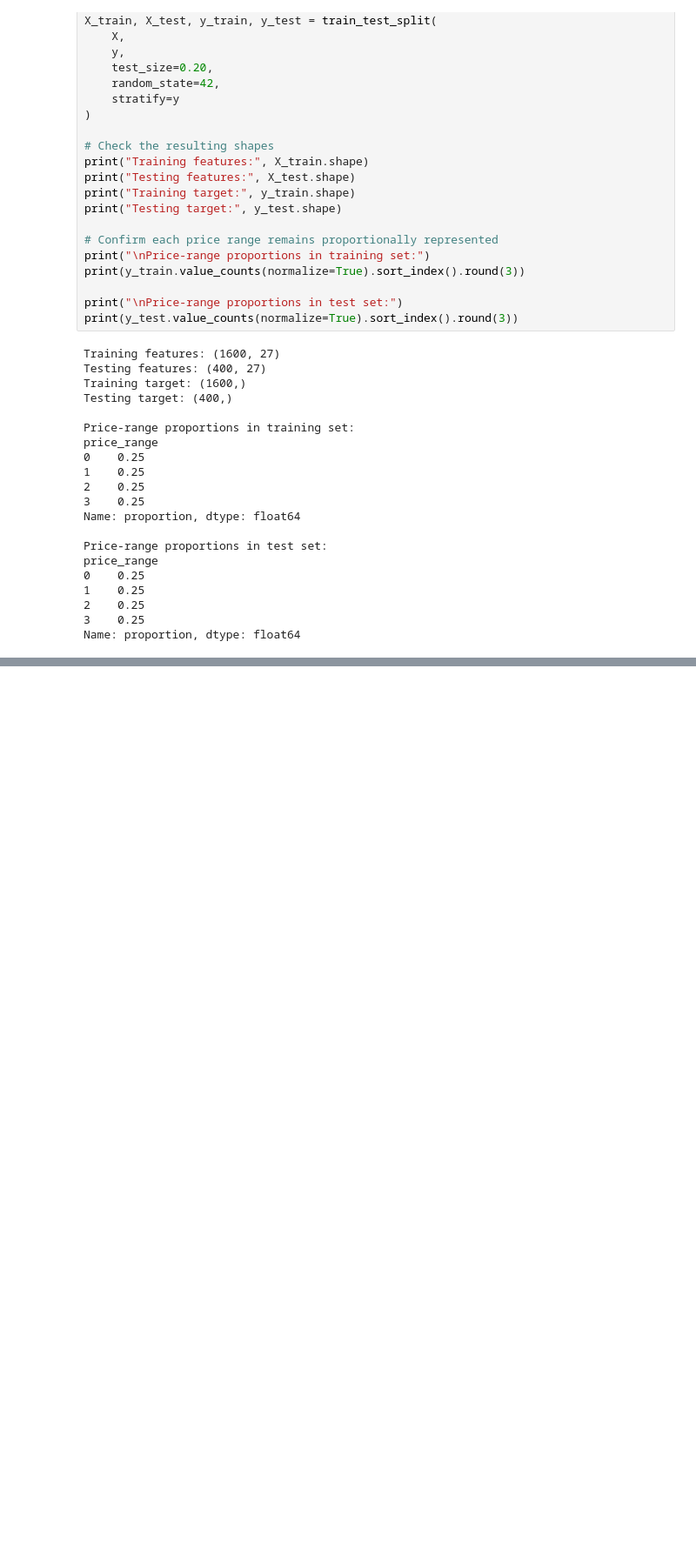
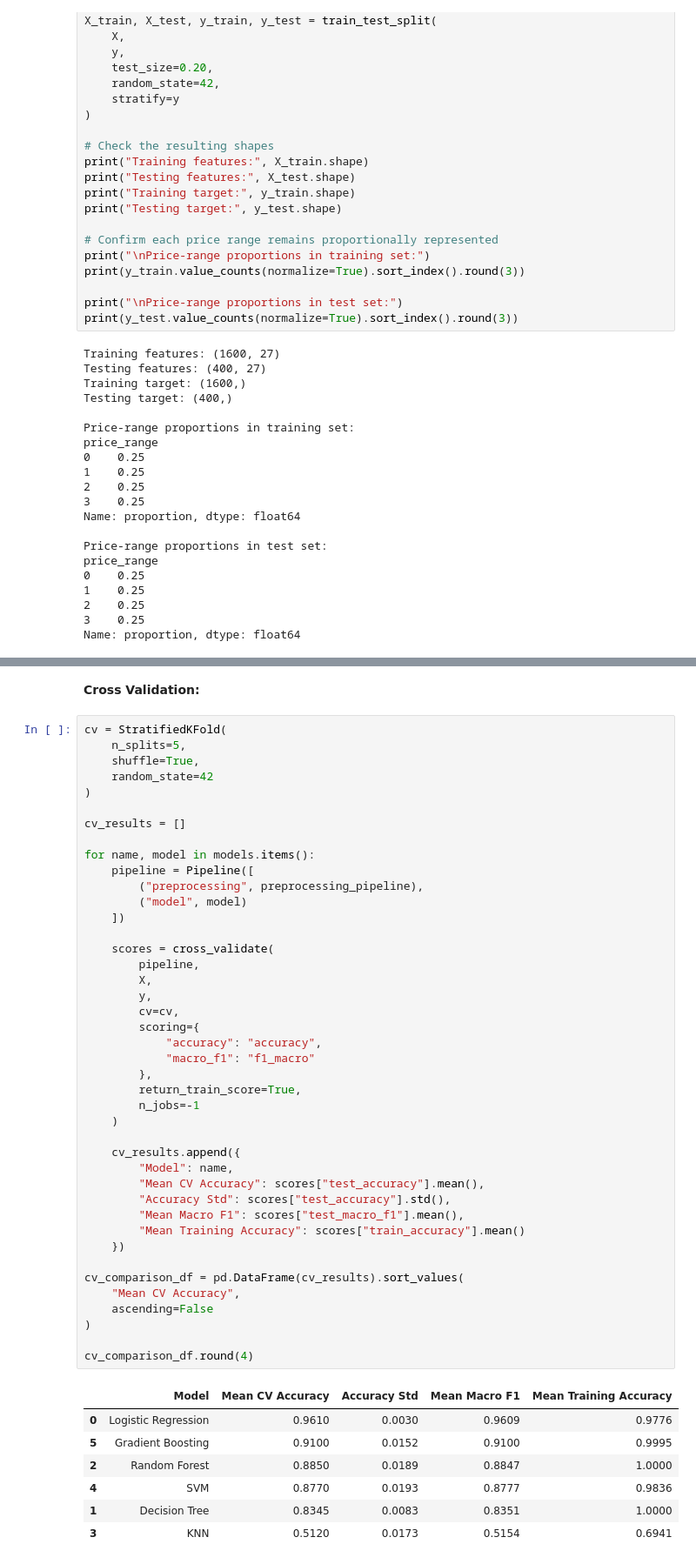
Before and after one commit to AmitParmar20/Cell-Phone-Price-Prediction-Model, a Jupyter notebook: CellPhone_Price_Prediction_model.ipynb, the cells around one changed output, grey strips where cells are left out. Shown at 87% size. Cells and saved outputs as stored; diff of their text form; blank space fills up the shorter version.

Commit message:
Model Train, Model Comparison and Cross Validation

```diff
--- a/CellPhone_Price_Prediction_model.ipynb
+++ b/CellPhone_Price_Prediction_model.ipynb
@@ -625,0 +794,52 @@ Name: proportion, dtype: float64
+# %% [markdown]
+**Cross Validation:**
+# %%
+cv = StratifiedKFold(
+    n_splits=5,
+    shuffle=True,
+    random_state=42
+)
+
+cv_results = []
+
+for name, model in models.items():
+    pipeline = Pipeline([
+        ("preprocessing", preprocessing_pipeline),
+        ("model", model)
+    ])
+
+    scores = cross_validate(
+        pipeline,
+        X,
+        y,
+        cv=cv,
+        scoring={
+            "accuracy": "accuracy",
+            "macro_f1": "f1_macro"
+        },
+        return_train_score=True,
+        n_jobs=-1
+    )
+
+    cv_results.append({
+        "Model": name,
+        "Mean CV Accuracy": scores["test_accuracy"].mean(),
+        "Accuracy Std": scores["test_accuracy"].std(),
+        "Mean Macro F1": scores["test_macro_f1"].mean(),
+        "Mean Training Accuracy": scores["train_accuracy"].mean()
+    })
+
+cv_comparison_df = pd.DataFrame(cv_results).sort_values(
+    "Mean CV Accuracy",
+    ascending=False
+)
+
+cv_comparison_df.round(4)
+# %% [output]
+|  | Model | Mean CV Accuracy | Accuracy Std | Mean Macro F1 | Mean Training Accuracy |
+| 0 | Logistic Regression | 0.9610 | 0.0030 | 0.9609 | 0.9776 |
+| 5 | Gradient Boosting | 0.9100 | 0.0152 | 0.9100 | 0.9995 |
+| 2 | Random Forest | 0.8850 | 0.0189 | 0.8847 | 1.0000 |
+| 4 | SVM | 0.8770 | 0.0193 | 0.8777 | 0.9836 |
+| 1 | Decision Tree | 0.8345 | 0.0083 | 0.8351 | 1.0000 |
+| 3 | KNN | 0.5120 | 0.0173 | 0.5154 | 0.6941 |
```
Also changed, not shown: parts of 8 cells of this notebook.
